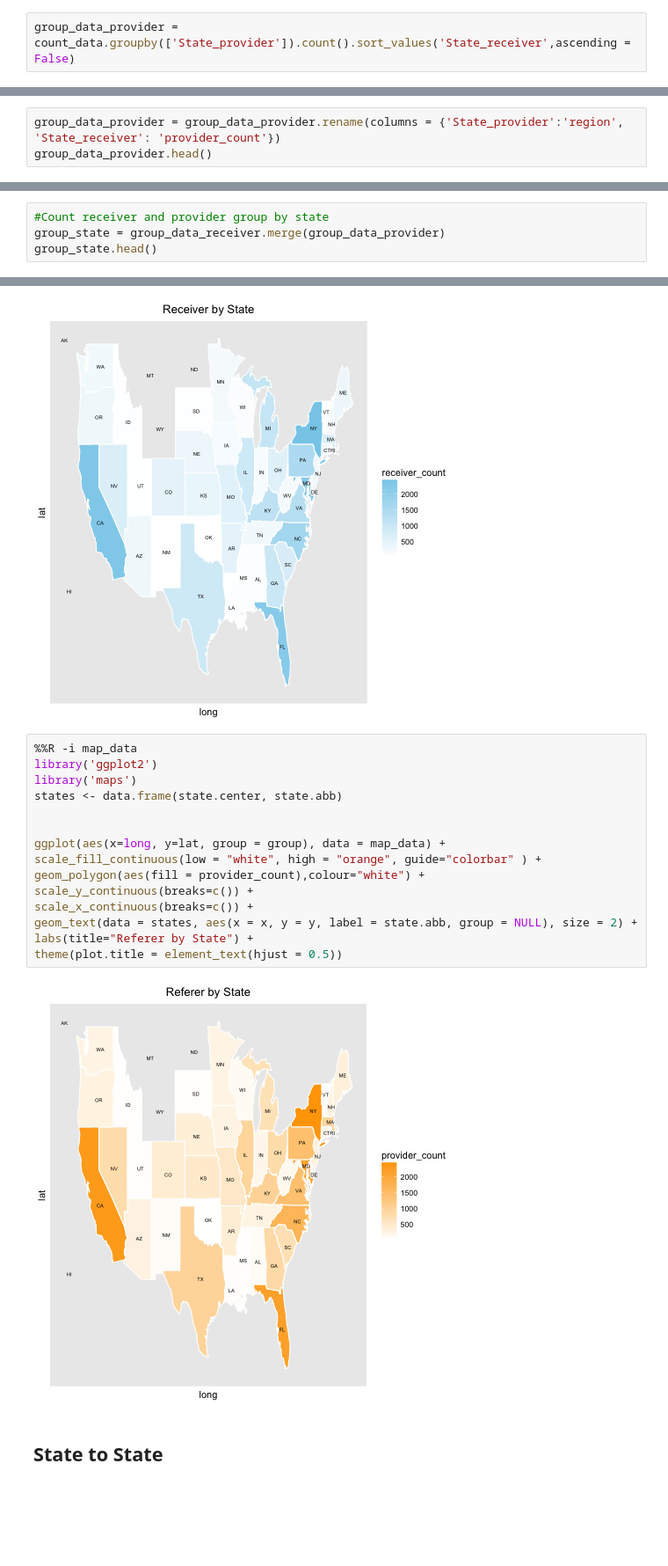
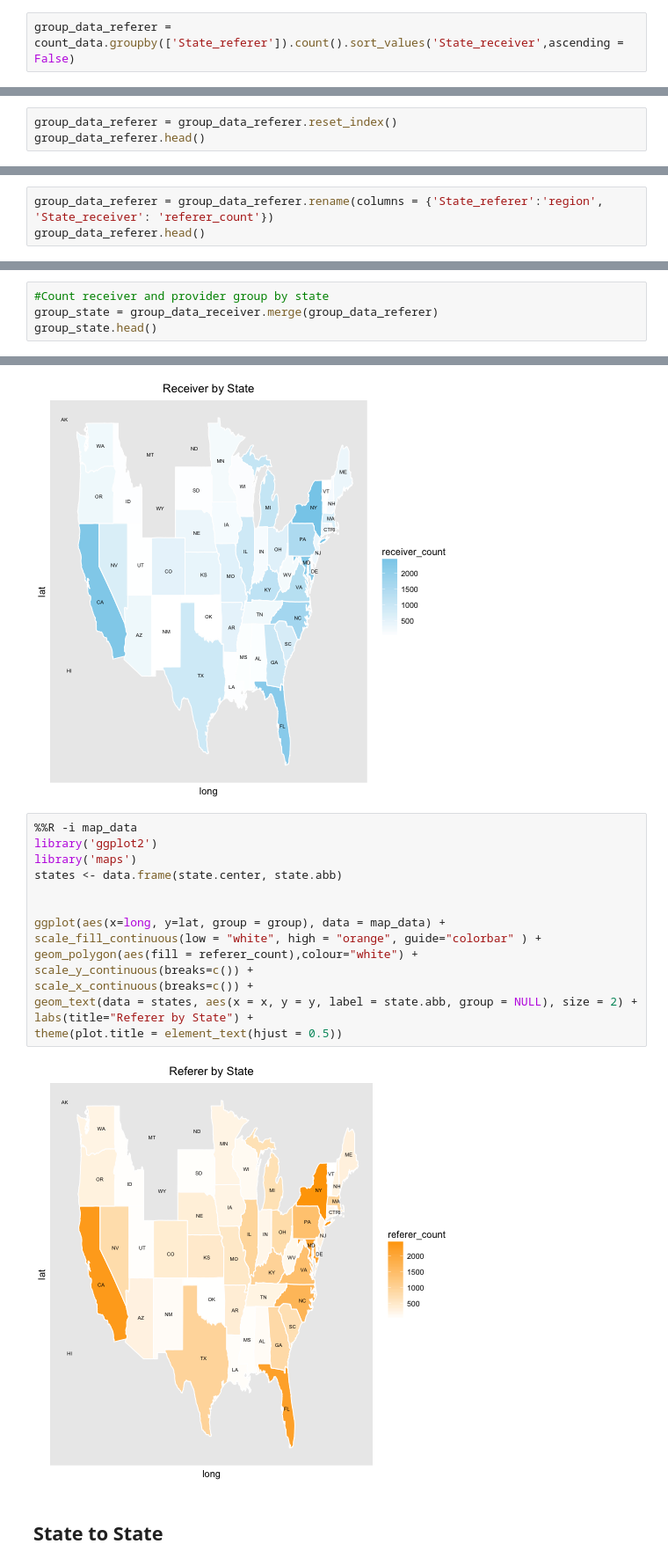
Before and after one commit to lsheble/referral_networks, a Jupyter notebook: Referral .ipynb, the cells around one changed output, grey strips where cells are left out. Shown: that part at 88% size. Saved outputs shown, nothing was run; the diff lists cells and outputs as text; blank space fills up the shorter version.

```diff
--- a/Referral .ipynb
+++ b/Referral .ipynb
@@ -217,4 +216,4 @@ group_data_receiver.head()
 | 3 | FL | 2185 |
 | 4 | NC | 1681 |
 # %%
-group_data_provider = count_data.groupby(['State_provider']).count().sort_values('State_receiver',ascending = False)
+group_data_referer = count_data.groupby(['State_referer']).count().sort_values('State_receiver',ascending = False)
@@ -230,0 +220,3 @@ group_data_provider.head()
+# %%
+group_data_referer = group_data_referer.reset_index()
+group_data_referer.head()
@@ -231,4 +230,4 @@ group_data_provider.head()
 # %%
-group_data_provider = group_data_provider.rename(columns = {'State_provider':'region', 'State_receiver': 'provider_count'})
-group_data_provider.head()
+group_data_referer = group_data_referer.rename(columns = {'State_referer':'region', 'State_receiver': 'referer_count'})
+group_data_referer.head()
 # %% [output]
@@ -241,5 +240,5 @@ group_data_provider.head()
 # %%
 #Count receiver and provider group by state
-group_state = group_data_receiver.merge(group_data_provider)
+group_state = group_data_receiver.merge(group_data_referer)
 group_state.head()
 # %% [output]
@@ -371,20 +370,20 @@ theme(plot.title = element_text(hjust = 0.5))
 # %%
 %%R -i map_data
 library('ggplot2')
 library('maps')
 states <- data.frame(state.center, state.abb)
 
 
 ggplot(aes(x=long, y=lat, group = group), data = map_data) +
 scale_fill_continuous(low = "white", high = "orange", guide="colorbar" ) +
-geom_polygon(aes(fill = provider_count),colour="white") +
+geom_polygon(aes(fill = referer_count),colour="white") +
 scale_y_continuous(breaks=c()) +
 scale_x_continuous(breaks=c()) +
 geom_text(data = states, aes(x = x, y = y, label = state.abb, group = NULL), size = 2) +
 labs(title="Referer by State") +
 theme(plot.title = element_text(hjust = 0.5))
 # %% [output]
-[figure, old version]
+[figure, new version]
 # %% [markdown]
 ## State to State
 # %%
```
Also changed, not shown: parts of 34 cells of this notebook, 1 other file.
